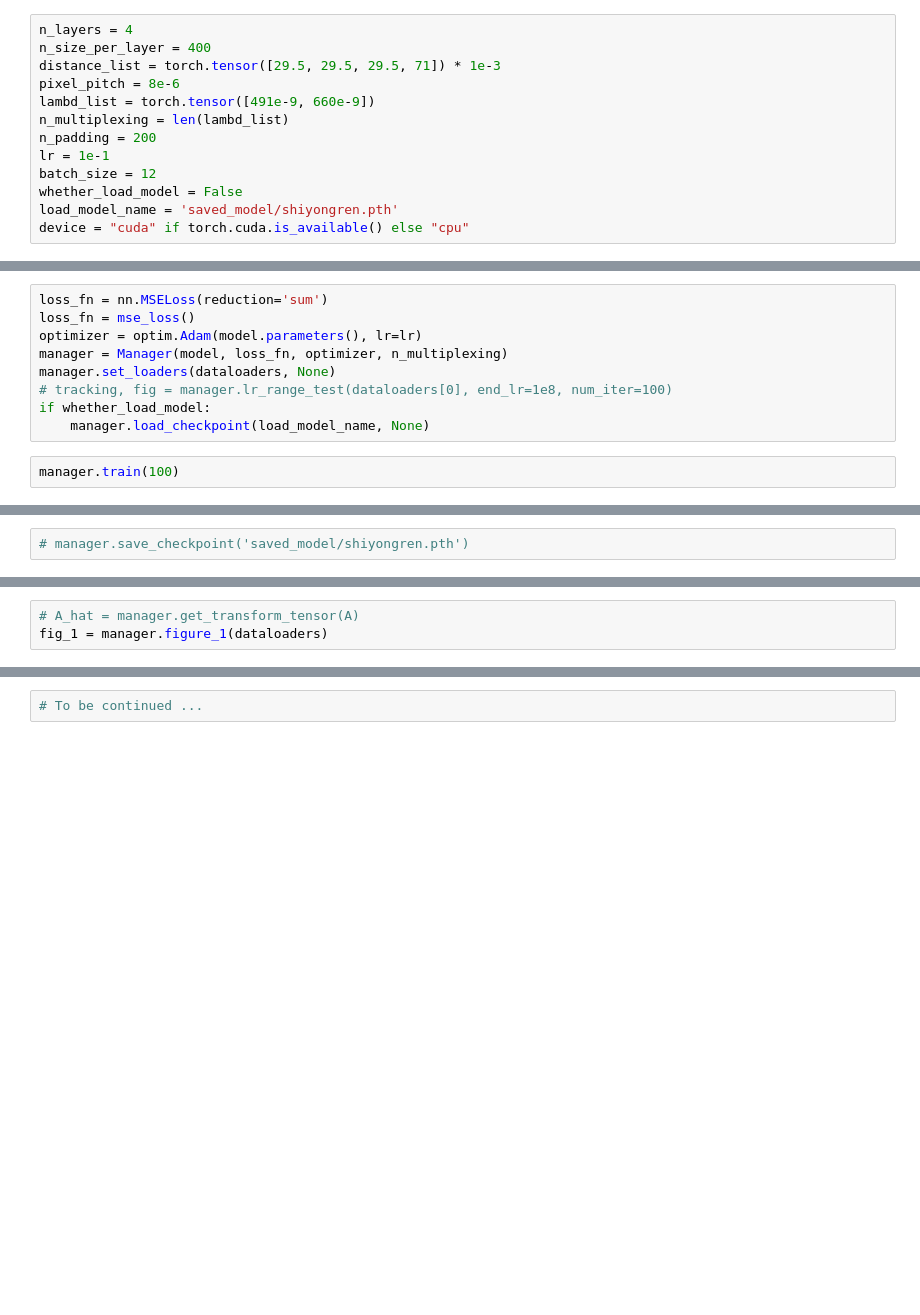
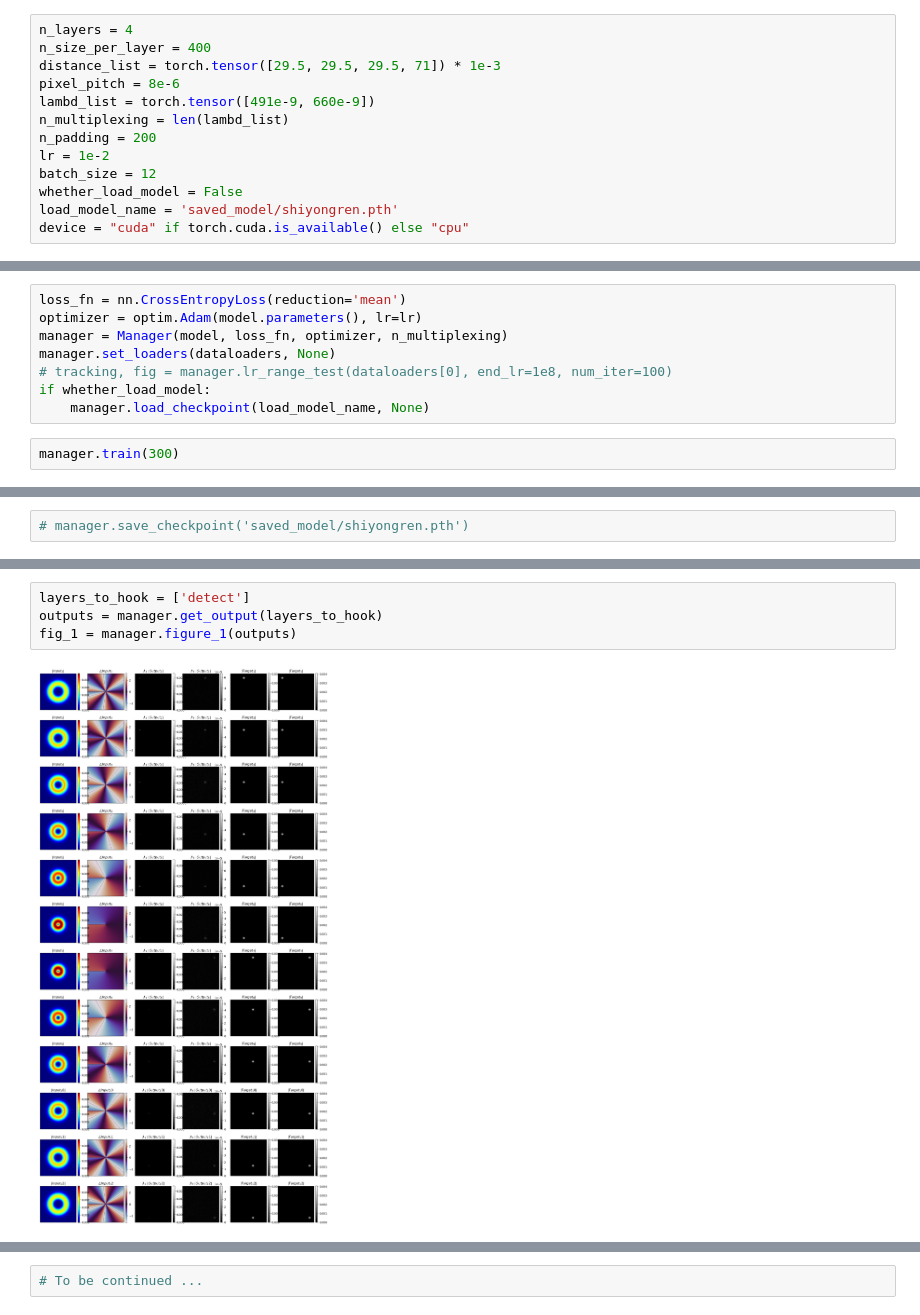
Before and after one commit to kidehowu/shiyongren, a Jupyter notebook: shiyongren.ipynb, the cells around one changed output, grey strips where cells are left out. Cells and saved outputs as stored; diff of their text form; blank space fills up the shorter version.

```diff
--- a/shiyongren.ipynb
+++ b/shiyongren.ipynb
@@ -12,7 +12,7 @@ pixel_pitch = 8e-6
 lambd_list = torch.tensor([491e-9, 660e-9])
 n_multiplexing = len(lambd_list)
 n_padding = 200
-lr = 1e-1
+lr = 1e-2
 batch_size = 12
 whether_load_model = False
 load_model_name = 'saved_model/shiyongren.pth'
@@ -26,8 +26,7 @@ dataloaders = shiyong_loader(load_dic, batch_size)
 # %%
 model = D2NNmodel(pixel_pitch, distance_list, n_padding, device, lambd_list, n_size_per_layer, 0)
 # %%
-loss_fn = nn.MSELoss(reduction='sum')
-loss_fn = mse_loss()
+loss_fn = nn.CrossEntropyLoss(reduction='mean')
 optimizer = optim.Adam(model.parameters(), lr=lr)
 manager = Manager(model, loss_fn, optimizer, n_multiplexing)
 manager.set_loaders(dataloaders, None)
@@ -35,7 +34,7 @@ manager.set_loaders(dataloaders, None)
 if whether_load_model:
     manager.load_checkpoint(load_model_name, None)
 # %%
-manager.train(100)
+manager.train(300)
 # %%
 # manager.eff()
 # %%
@@ -50,3 +51,6 @@ fig_voltage = manager.visualize_voltage_mask(layers_name)
-# %%
-# A_hat = manager.get_transform_tensor(A)
-fig_1 = manager.figure_1(dataloaders)
+# %%
+layers_to_hook = ['detect']
+outputs = manager.get_output(layers_to_hook)
+fig_1 = manager.figure_1(outputs)
+# %% [output]
+[figure, added]
```
Also changed, not shown: parts of 6 cells of this notebook, 2 other files.
